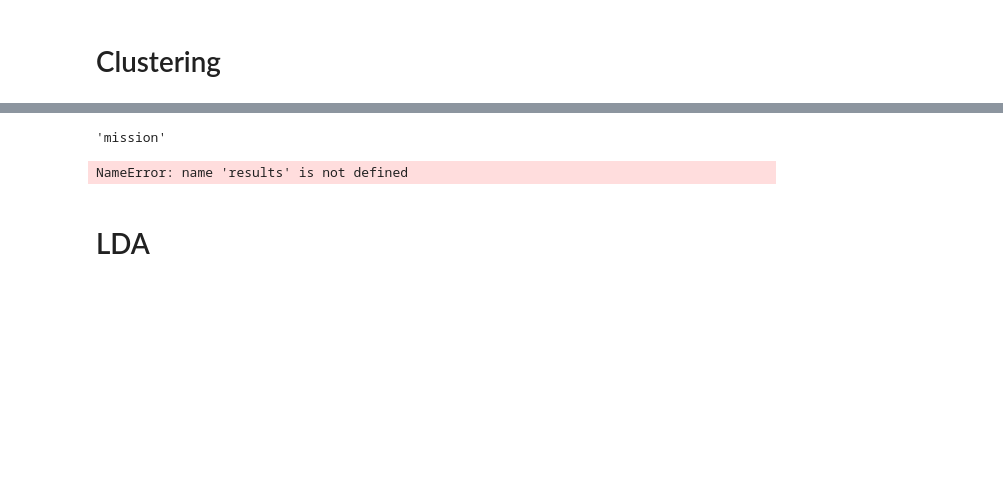
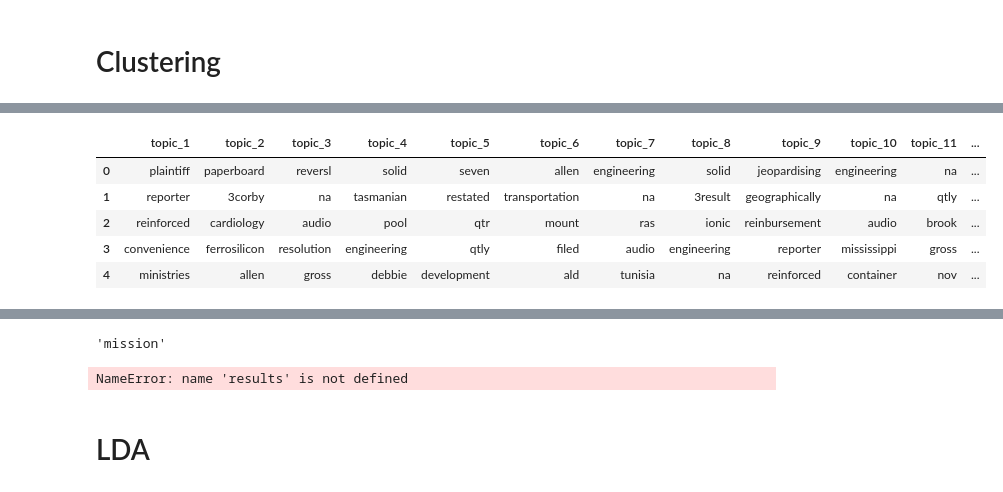
Before and after one commit to davidlenz/pvtm, a Jupyter notebook: 20_newsgroup.ipynb, the cells around one changed output, grey strips where cells are left out. Saved outputs shown, nothing was run; the diff lists cells and outputs as text; code cells hidden in the pictures; blank space fills up the shorter version.

```diff
--- a/20_newsgroup.ipynb
+++ b/20_newsgroup.ipynb
@@ -160,0 +289,29 @@ for i, center in enumerate(cluster_centers):
+# %%
+top_words = pd.DataFrame()
+for i in range(n_topics):
+    data_set = clusters_df.texts[clusters_df.assignment==i]
+    data_set = ''.join(data_set)
+    stop_words = set(nltk.corpus.stopwords.words('english') + ['reuter', '\x03'])
+    word_tokens = word_tokenize(data_set)
+    data_set = [w for w in word_tokens if not w in stop_words]
+    counter = collections.Counter(data_set)
+    new_list= sorted( data_set, key=lambda x: (counter[x], x), reverse=True )
+    new_list= list(set(new_list))
+    new_list = [x for x in new_list if not (x.isdigit()
+                                         or x[0] == '-' and x[1:].isdigit())]
+    topic_df = pd.DataFrame(new_list[:20])
+    top_words = pd.concat([top_words,topic_df], axis=1)
+    #top_words.iloc[:,i+1]= new_list[:20]
+    #print(new_list[:20])
+# %%
+mylist= list(range(1, 21))
+top_words.columns = ['topic_' + str(s) for s in mylist]
+# %%
+top_words.head()
+# %% [output]
+|  | topic_1 | topic_2 | topic_3 | topic_4 | topic_5 | topic_6 | topic_7 | topic_8 | topic_9 | topic_10 | topic_11 | ... |
+| 0 | plaintiff | paperboard | reversl | solid | seven | allen | engineering | solid | jeopardising | engineering | na | ... |
+| 1 | reporter | 3corby | na | tasmanian | restated | transportation | na | 3result | geographically | na | qtly | ... |
+| 2 | reinforced | cardiology | audio | pool | qtr | mount | ras | ionic | reinbursement | audio | brook | ... |
+| 3 | convenience | ferrosilicon | resolution | engineering | qtly | filed | audio | engineering | reporter | mississippi | gross | ... |
+| 4 | ministries | allen | gross | debbie | development | ald | tunisia | na | reinforced | container | nov | ... |
```
Also changed, not shown: parts of 29 cells of this notebook.
